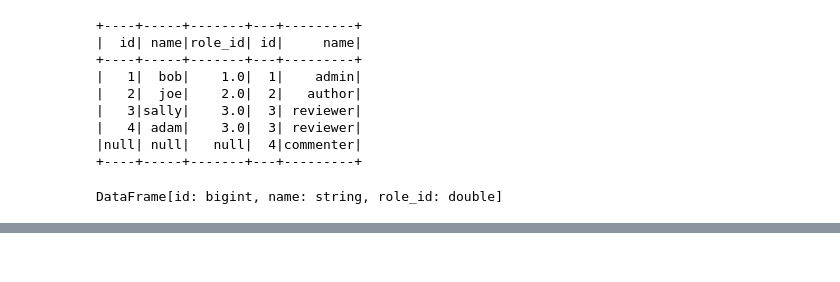
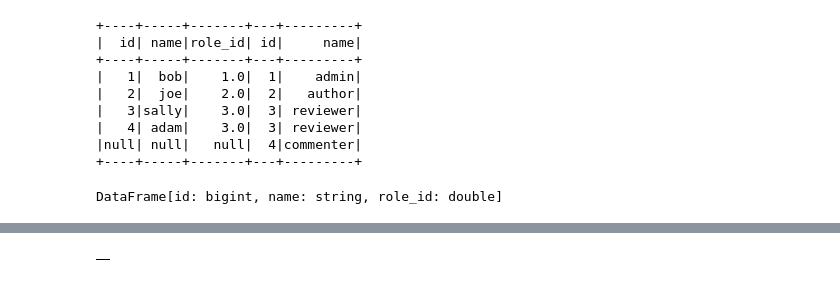
Before and after one commit to veronica-f-reyes/spark-exercises, a Jupyter notebook: Spark Practice.ipynb, the cells around one changed output, grey strips where cells are left out. Cells and saved outputs as stored; diff of their text form; code cells hidden in the pictures.

```diff
--- a/Spark Practice.ipynb
+++ b/Spark Practice.ipynb
@@ -1001,0 +1009,8 @@ DataFrame[id: bigint, name: string, role_id: double]
+# %%
+import pandas as pd
+import numpy as np
+
+fave_languages = pd.DataFrame()
+fave_languages
+# %% [output]
+|  |
```
Also changed, not shown: parts of 1 cell of this notebook.
